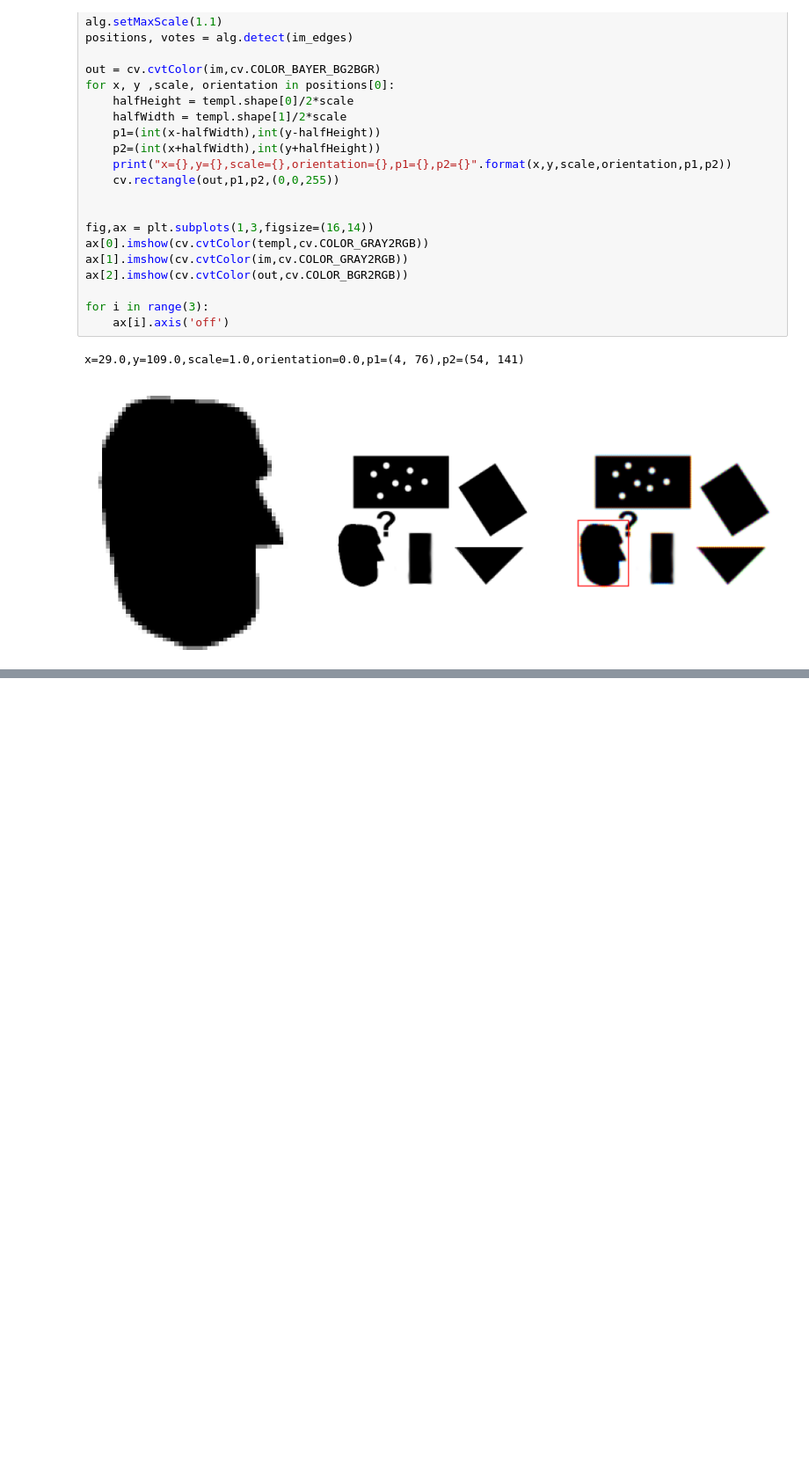
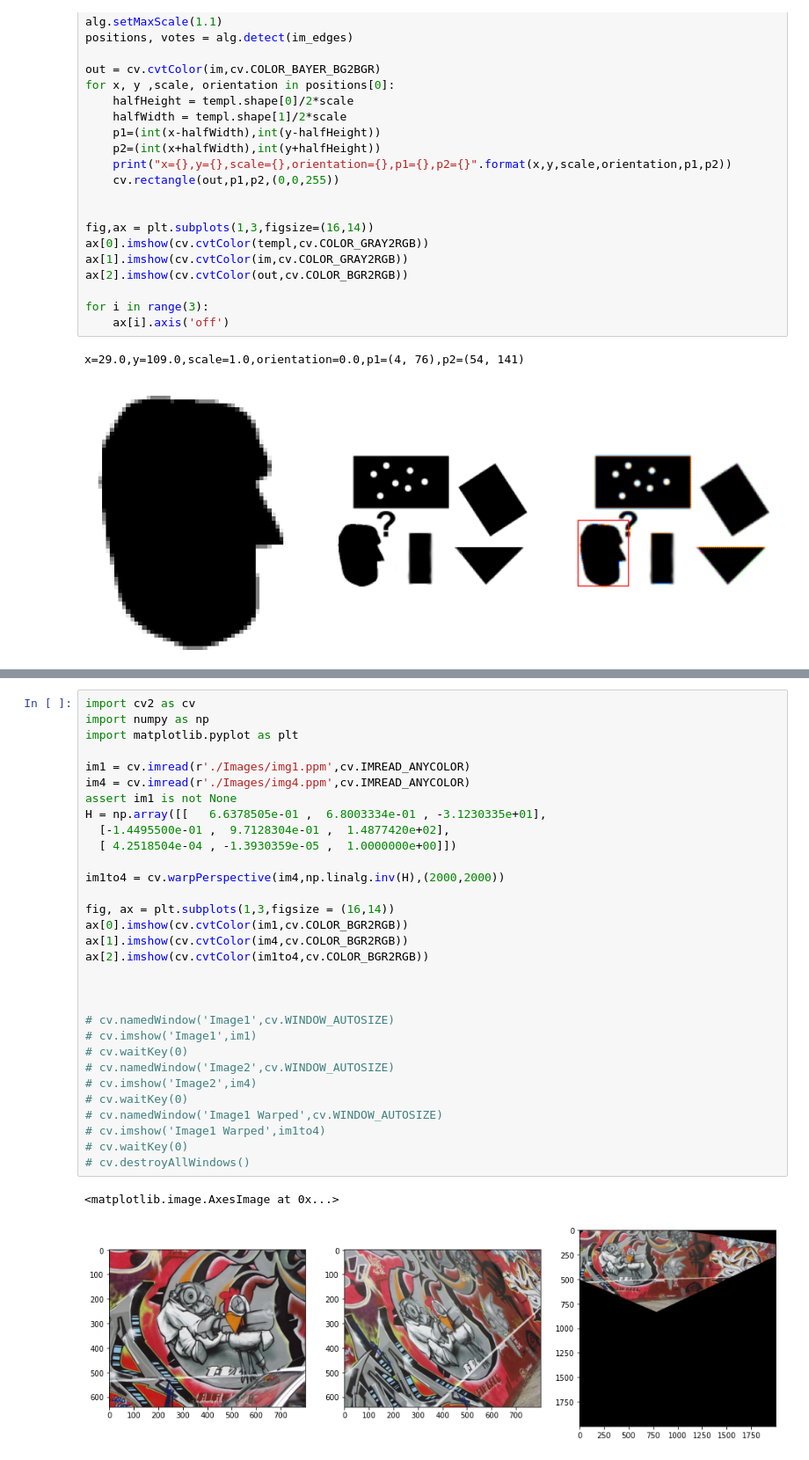
Before and after one commit to Pasindu-Manodara/Image-Processing-Home-Work-Exercise, a Jupyter notebook: Exercise_6/EX6_190095C.ipynb, the cells around one changed output, grey strips where cells are left out. Shown: that part at 88% size. Saved outputs shown, nothing was run; the diff lists cells and outputs as text; blank space fills up the shorter version.

```diff
--- a/Exercise_6/EX6_190095C.ipynb
+++ b/Exercise_6/EX6_190095C.ipynb
@@ -136,0 +158,34 @@ H = np.array
+# %%
+import cv2 as cv
+import numpy as np
+import matplotlib.pyplot as plt
+
+im1 = cv.imread(r'./Images/img1.ppm',cv.IMREAD_ANYCOLOR)
+im4 = cv.imread(r'./Images/img4.ppm',cv.IMREAD_ANYCOLOR)
+assert im1 is not None
+H = np.array([[   6.6378505e-01 ,  6.8003334e-01 , -3.1230335e+01],
+  [-1.4495500e-01 ,  9.7128304e-01 ,  1.4877420e+02],
+  [ 4.2518504e-04 , -1.3930359e-05 ,  1.0000000e+00]])
+
+im1to4 = cv.warpPerspective(im4,np.linalg.inv(H),(2000,2000))
+
+fig, ax = plt.subplots(1,3,figsize = (16,14))
+ax[0].imshow(cv.cvtColor(im1,cv.COLOR_BGR2RGB))
+ax[1].imshow(cv.cvtColor(im4,cv.COLOR_BGR2RGB))
+ax[2].imshow(cv.cvtColor(im1to4,cv.COLOR_BGR2RGB))
+
+
+
+# cv.namedWindow('Image1',cv.WINDOW_AUTOSIZE)
+# cv.imshow('Image1',im1)
+# cv.waitKey(0)
+# cv.namedWindow('Image2',cv.WINDOW_AUTOSIZE)
+# cv.imshow('Image2',im4)
+# cv.waitKey(0)
+# cv.namedWindow('Image1 Warped',cv.WINDOW_AUTOSIZE)
+# cv.imshow('Image1 Warped',im1to4)
+# cv.waitKey(0)
+# cv.destroyAllWindows()
+# %% [output]
+<matplotlib.image.AxesImage at 0x...>
+[figure, added]
```
Also changed, not shown: parts of 3 cells of this notebook.
